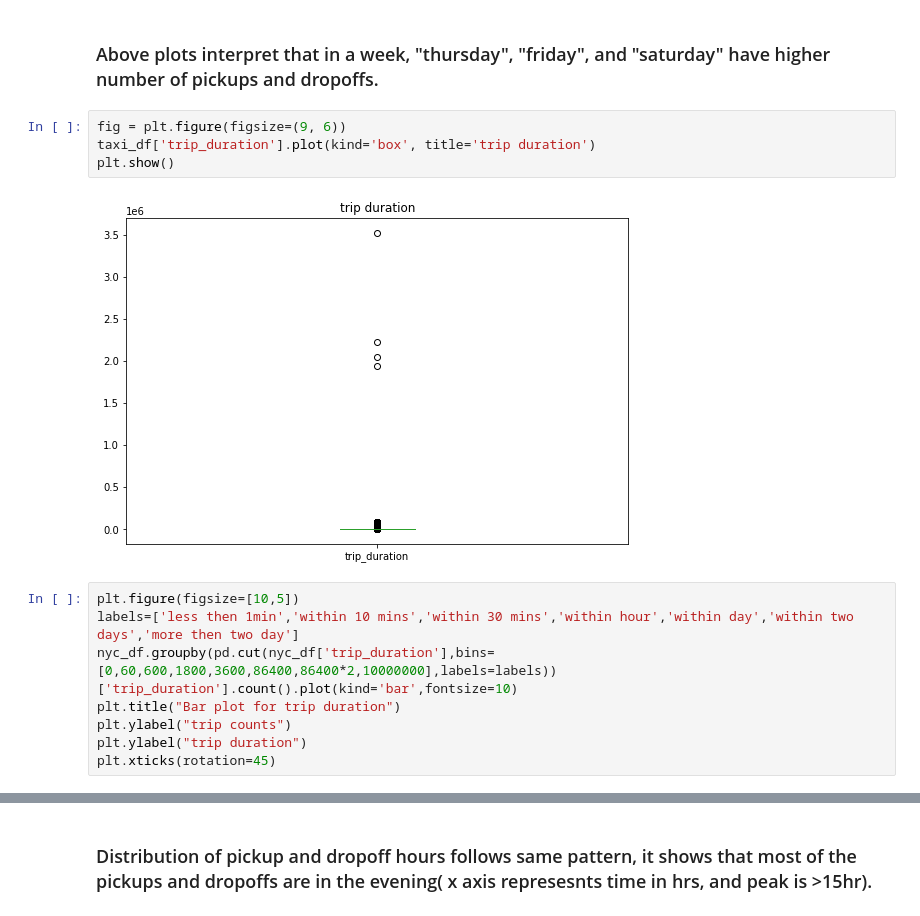
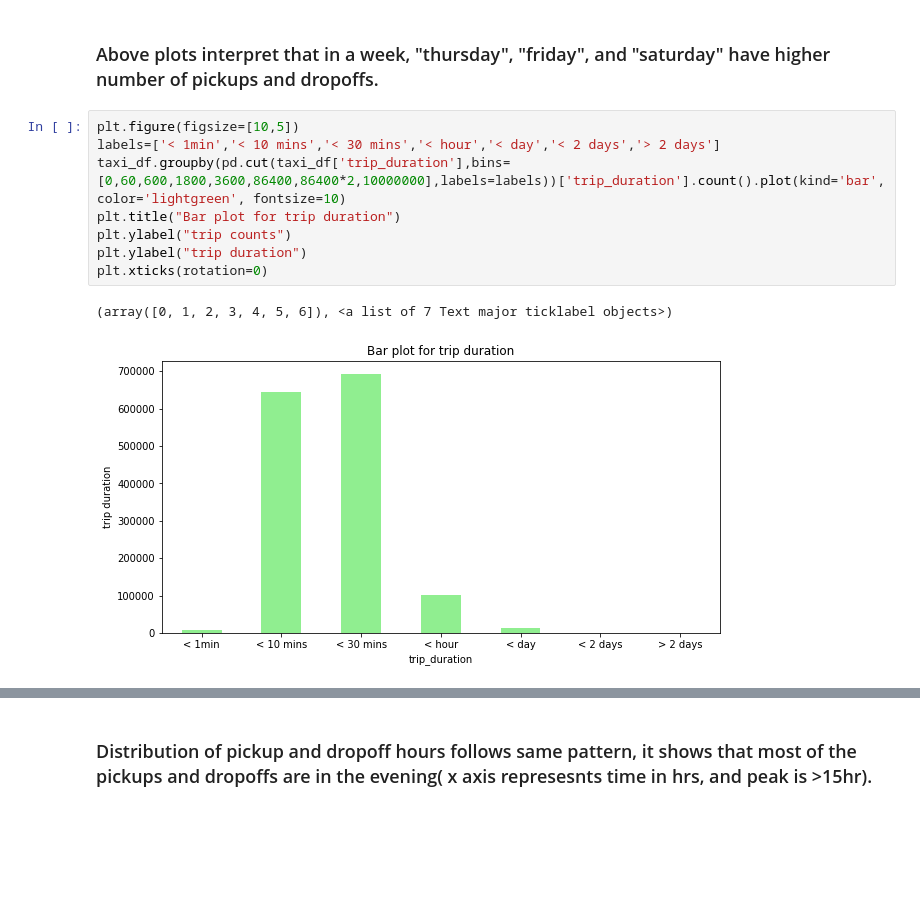
Before and after one commit to Jahnavi-Jaolekar/NYC-Taxi-time-prediction, a Jupyter notebook: NYC_taxi_trip_time_prediction.ipynb, the cells around one changed output, grey strips where cells are left out. Cells and saved outputs as stored; diff of their text form; blank space fills up the shorter version.

```diff
--- a/NYC_taxi_trip_time_prediction.ipynb
+++ b/NYC_taxi_trip_time_prediction.ipynb
@@ -158,18 +173,15 @@ plt.tight_layout()
 [figure]
 # %% [markdown]
 ### Above plots interpret that in a week, "thursday", "friday", and "saturday" have higher number of pickups and dropoffs.
-# %%
-fig = plt.figure(figsize=(9, 6))
-taxi_df['trip_duration'].plot(kind='box', title='trip duration')
-plt.show()
-# %% [output]
-[figure, removed]
 # %%
 plt.figure(figsize=[10,5])
-labels=['less then 1min','within 10 mins','within 30 mins','within hour','within day','within two days','more then two day']
-nyc_df.groupby(pd.cut(nyc_df['trip_duration'],bins=[0,60,600,1800,3600,86400,86400*2,10000000],labels=labels))['trip_duration'].count().plot(kind='bar',fontsize=10)
+labels=['< 1min','< 10 mins','< 30 mins','< hour','< day','< 2 days','> 2 days']
+taxi_df.groupby(pd.cut(taxi_df['trip_duration'],bins=[0,60,600,1800,3600,86400,86400*2,10000000],labels=labels))['trip_duration'].count().plot(kind='bar', color='lightgreen', fontsize=10)
 plt.title("Bar plot for trip duration")
 plt.ylabel("trip counts")
 plt.ylabel("trip duration")
-plt.xticks(rotation=45)
+plt.xticks(rotation=0)
+# %% [output]
+(array([0, 1, 2, 3, 4, 5, 6]), <a list of 7 Text major ticklabel objects>)
+[figure, added]
 # %%
```
Also changed, not shown: parts of 14 cells of this notebook.
